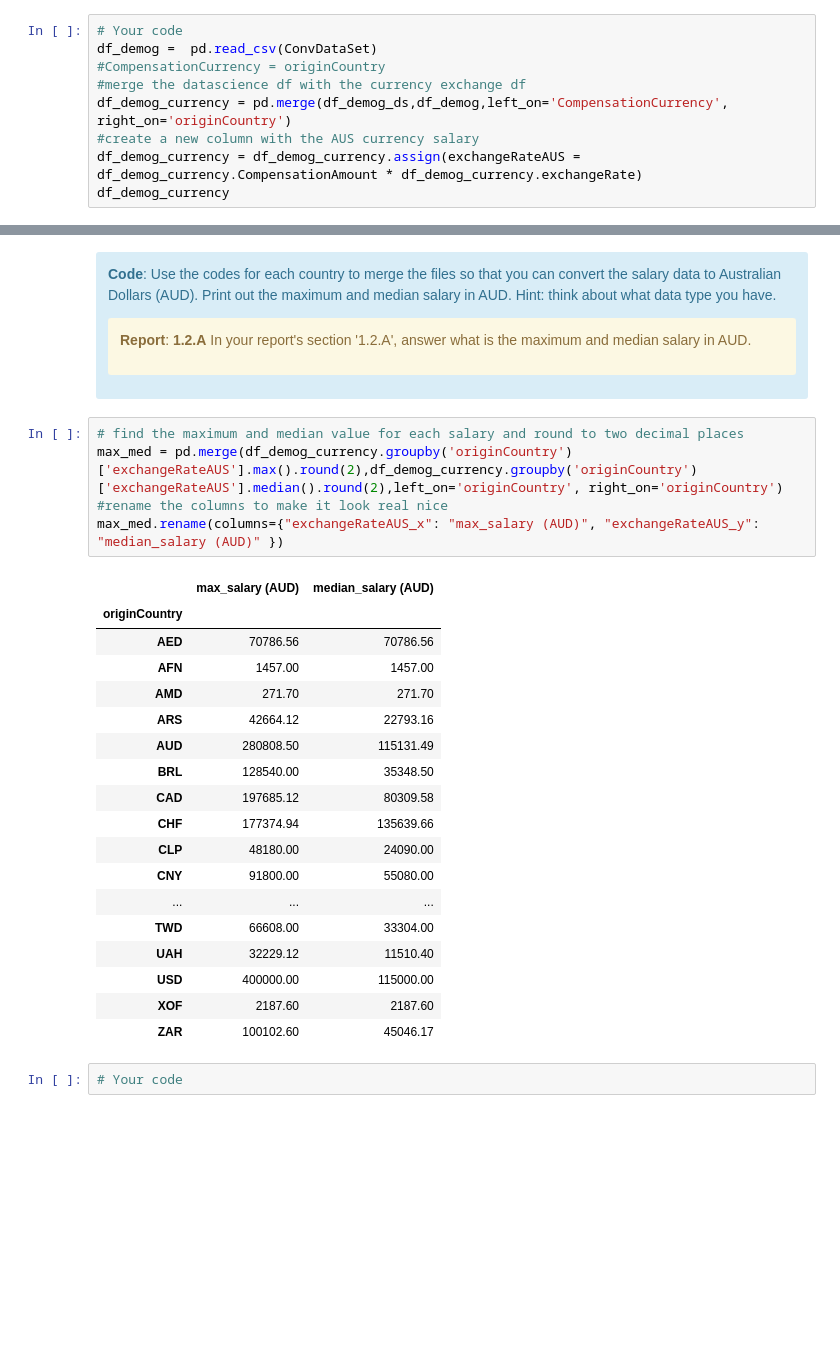
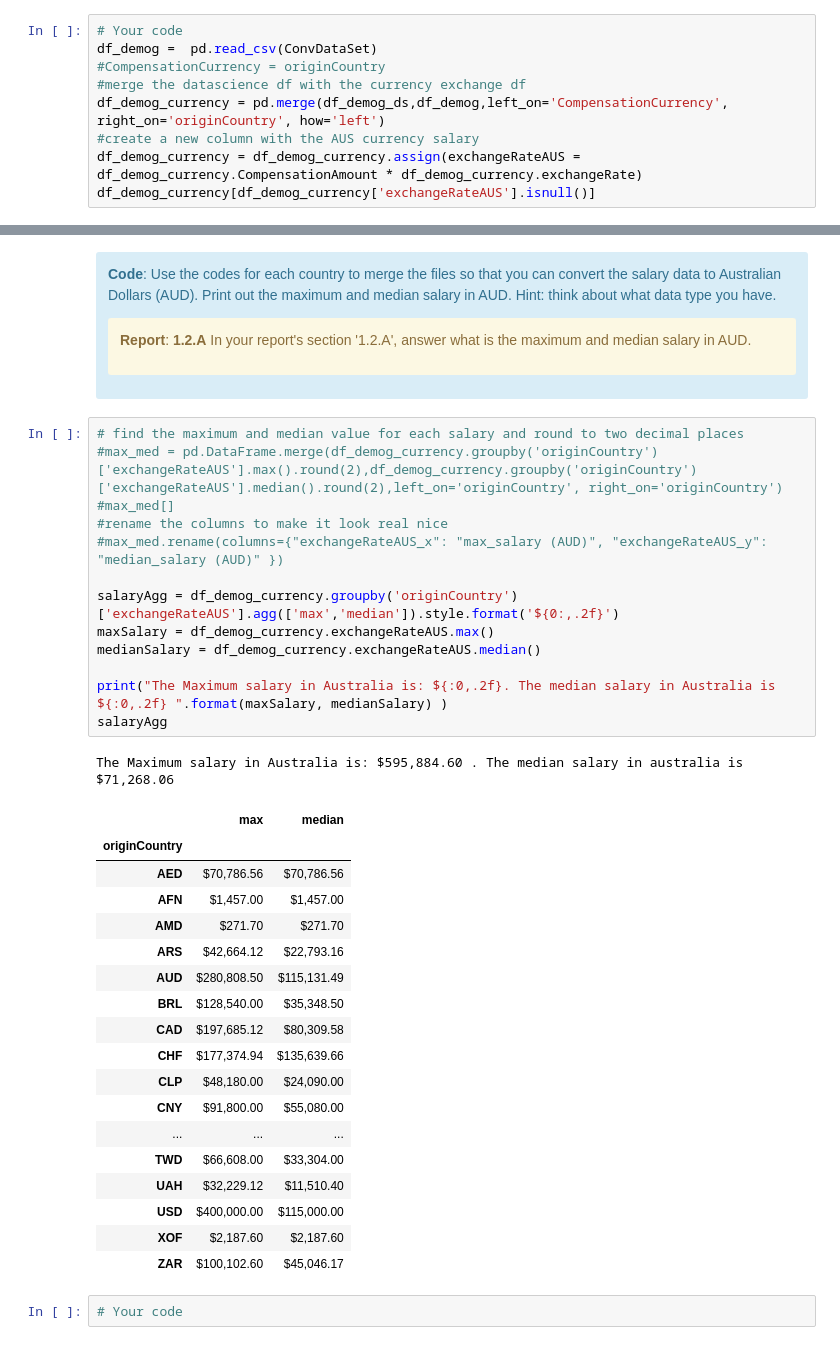
Before and after one commit to sarah-mckay/sit742, a Jupyter notebook: Assessment/2020/SIT742Task1.ipynb, the cells around one changed output, grey strips where cells are left out. Drawn from its saved outputs; the diff is of its cells as text; blank space fills up the shorter version.

```diff
--- a/Assessment/2020/SIT742Task1.ipynb
+++ b/Assessment/2020/SIT742Task1.ipynb
@@ -225,9 +226,9 @@ First of all, you need to merge the multiple choice data with the *ConversionRat
 df_demog =  pd.read_csv(ConvDataSet)
 #CompensationCurrency = originCountry
 #merge the datascience df with the currency exchange df
-df_demog_currency = pd.merge(df_demog_ds,df_demog,left_on='CompensationCurrency', right_on='originCountry')
+df_demog_currency = pd.merge(df_demog_ds,df_demog,left_on='CompensationCurrency', right_on='originCountry', how='left')
 #create a new column with the AUS currency salary
 df_demog_currency = df_demog_currency.assign(exchangeRateAUS = df_demog_currency.CompensationAmount * df_demog_currency.exchangeRate)
-df_demog_currency
+df_demog_currency[df_demog_currency['exchangeRateAUS'].isnull()]
 # %% [output]
 |  | GenderSelect | Country | Age | EmploymentStatus | CodeWriter | CurrentJobTitleSelect | TitleFit | ... |
@@ -259,28 +250,37 @@ Use the codes for each country to merge the files so that you can convert the sa
 </div>
 # %%
 # find the maximum and median value for each salary and round to two decimal places
-max_med = pd.merge(df_demog_currency.groupby('originCountry')['exchangeRateAUS'].max().round(2),df_demog_currency.groupby('originCountry')['exchangeRateAUS'].median().round(2),left_on='originCountry', right_on='originCountry')
+#max_med = pd.DataFrame.merge(df_demog_currency.groupby('originCountry')['exchangeRateAUS'].max().round(2),df_demog_currency.groupby('originCountry')['exchangeRateAUS'].median().round(2),left_on='originCountry', right_on='originCountry')
+#max_med[]
 #rename the columns to make it look real nice
-max_med.rename(columns={"exchangeRateAUS_x": "max_salary (AUD)", "exchangeRateAUS_y": "median_salary (AUD)" })
+#max_med.rename(columns={"exchangeRateAUS_x": "max_salary (AUD)", "exchangeRateAUS_y": "median_salary (AUD)" })
+
+salaryAgg = df_demog_currency.groupby('originCountry')['exchangeRateAUS'].agg(['max','median']).style.format('${0:,.2f}')
+maxSalary = df_demog_currency.exchangeRateAUS.max()
+medianSalary = df_demog_currency.exchangeRateAUS.median()
+
+print("The Maximum salary in Australia is: ${:0,.2f}. The median salary in Australia is ${:0,.2f} ".format(maxSalary, medianSalary) )
+salaryAgg
 # %% [output]
+The Maximum salary in Australia is: $595,884.60 . The median salary in australia is $71,268.06
-|  | max_salary (AUD) | median_salary (AUD) |
+|  | max | median |
 | originCountry |  |  |
-| AED | 70786.56 | 70786.56 |
-| AFN | 1457.00 | 1457.00 |
-| AMD | 271.70 | 271.70 |
-| ARS | 42664.12 | 22793.16 |
-| AUD | 280808.50 | 115131.49 |
-| BRL | 128540.00 | 35348.50 |
-| CAD | 197685.12 | 80309.58 |
-| CHF | 177374.94 | 135639.66 |
-| CLP | 48180.00 | 24090.00 |
-| CNY | 91800.00 | 55080.00 |
+| AED | $70,786.56 | $70,786.56 |
+| AFN | $1,457.00 | $1,457.00 |
+| AMD | $271.70 | $271.70 |
+| ARS | $42,664.12 | $22,793.16 |
+| AUD | $280,808.50 | $115,131.49 |
+| BRL | $128,540.00 | $35,348.50 |
+| CAD | $197,685.12 | $80,309.58 |
+| CHF | $177,374.94 | $135,639.66 |
+| CLP | $48,180.00 | $24,090.00 |
+| CNY | $91,800.00 | $55,080.00 |
 | ... | ... | ... |
-| TWD | 66608.00 | 33304.00 |
-| UAH | 32229.12 | 11510.40 |
-| USD | 400000.00 | 115000.00 |
-| XOF | 2187.60 | 2187.60 |
-| ZAR | 100102.60 | 45046.17 |
+| TWD | $66,608.00 | $33,304.00 |
+| UAH | $32,229.12 | $11,510.40 |
+| USD | $400,000.00 | $115,000.00 |
+| XOF | $2,187.60 | $2,187.60 |
+| ZAR | $100,102.60 | $45,046.17 |
 # %%
 # Your code
 # %% [markdown]
```
Also changed, not shown: parts of 17 cells of this notebook, 6 other files.
